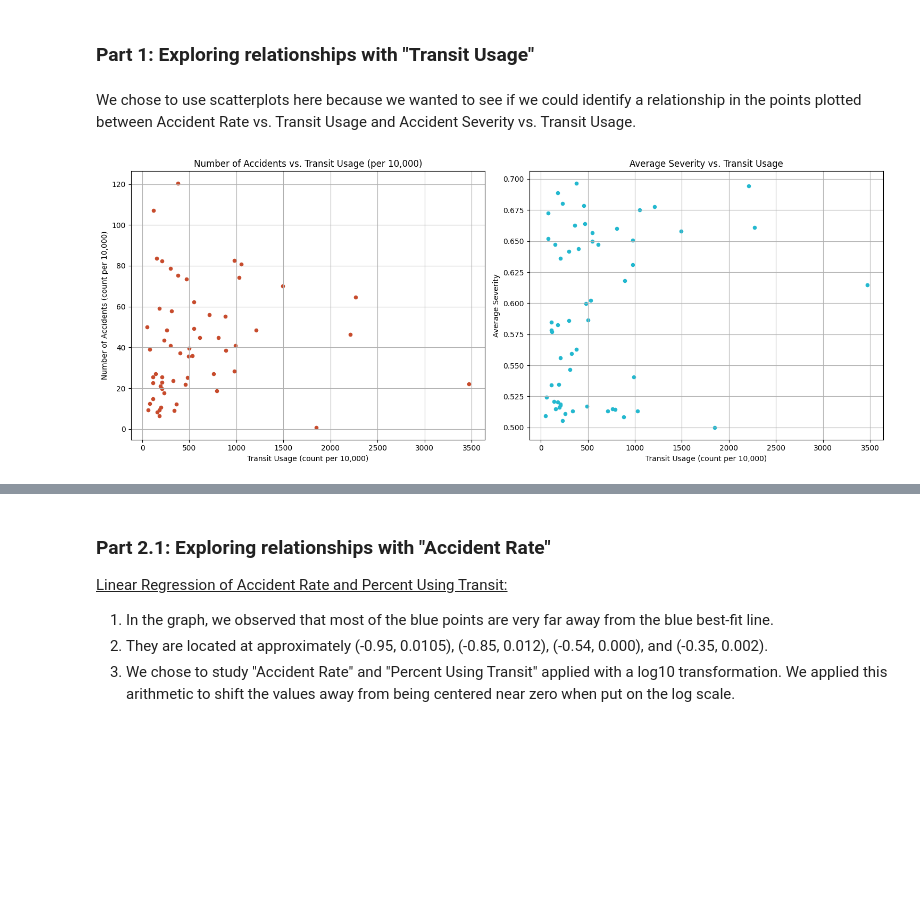
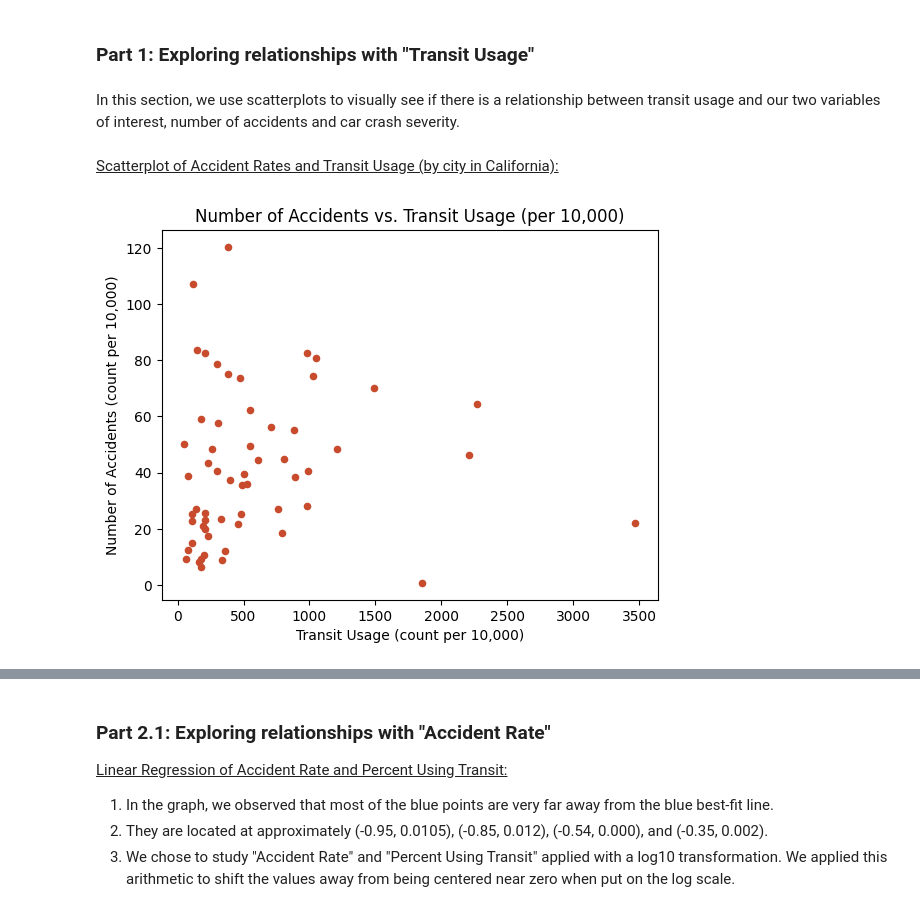
Before and after one commit to COGS108/Group099_WI24, a Jupyter notebook: FinalProject_Group099_WI24.ipynb, the cells around one changed output, grey strips where cells are left out. Cells and saved outputs as stored; diff of their text form; code cells hidden in the pictures; blank space fills up the shorter version.

```diff
--- a/FinalProject_Group099_WI24.ipynb
+++ b/FinalProject_Group099_WI24.ipynb
@@ -114,8 +114,12 @@ Second, we converted the file into a CSV to be read by pandas.
 # %%
 import pandas as pd
 pd.options.mode.copy_on_write = True
+
 import numpy as np
+
 import matplotlib.pyplot as plt
+plt.rcParams['figure.figsize'] = [10, 6]
+
 import seaborn as sns
 import patsy
 import statsmodels.api as sm
@@ -304,32 +308,20 @@ plt.show()
 There seem to be similarities in the plots, such as where peaks are located. In the next sections (EDA), we will explore how each of these variables (Transit Use Rates and Population) affect car crash rates in Californian cities.
 # %% [markdown]
 ### __Part 1: Exploring relationships with "Transit Usage"__
-# %% [markdown]
-We chose to use scatterplots here because we wanted to see if we could identify a relationship in the points plotted between Accident Rate vs. Transit Usage and  Accident Severity vs. Transit Usage.
+# %% [markdown]
+In this section, we use scatterplots to visually see if there is a relationship between transit usage and our two variables of interest, number of accidents and car crash severity.
+# %% [markdown]
+<ins>Scatterplot of Accident Rates and Transit Usage (by city in California):</ins>
 # %%
-# Create a figure and axes objects for subplots
-fig, axes = plt.subplots(1, 2, figsize=(15, 6))
-
-# Plot the first scatter plot (accident rate vs. transit_usage)
-clean_df.plot.scatter(x='transit_usage', y='accident_rate', ax=axes[0], color='#c74b2c')
-axes[0].set_title('Number of Accidents vs. Transit Usage (per 10,000)')
-axes[0].set_xlabel('Transit Usage (count per 10,000)')
-axes[0].set_ylabel('Number of Accidents (count per 10,000)')
-axes[0].grid(True)
-
-# Plot the second scatter plot (average severity vs. transit_usage)
-clean_df.plot.scatter(x='transit_usage', y='avg_severity', ax=axes[1], color='#23b8cf')
-axes[1].set_title('Average Severity vs. Transit Usage')
-axes[1].set_xlabel('Transit Usage (count per 10,000)')
-axes[1].set_ylabel('Average Severity')
-axes[1].grid(True)
-
-# Adjust layout to prevent overlap
-plt.tight_layout()
+# Create a scatter plot that shows the relationship between transit usage and number of accidents in California cities
+accident_scatter = clean_df.plot.scatter(x='transit_usage', y='accident_rate', color='#c74b2c')
+accident_scatter.set_title('Number of Accidents vs. Transit Usage (per 10,000)')
+accident_scatter.set_xlabel('Transit Usage (count per 10,000)')
+accident_scatter.set_ylabel('Number of Accidents (count per 10,000)')
 
 # Show the plots
 plt.show()
 # %% [output]
-[figure, old version]
+[figure, new version]
 # %% [markdown]
 
```
Also changed, not shown: parts of 25 cells of this notebook.
